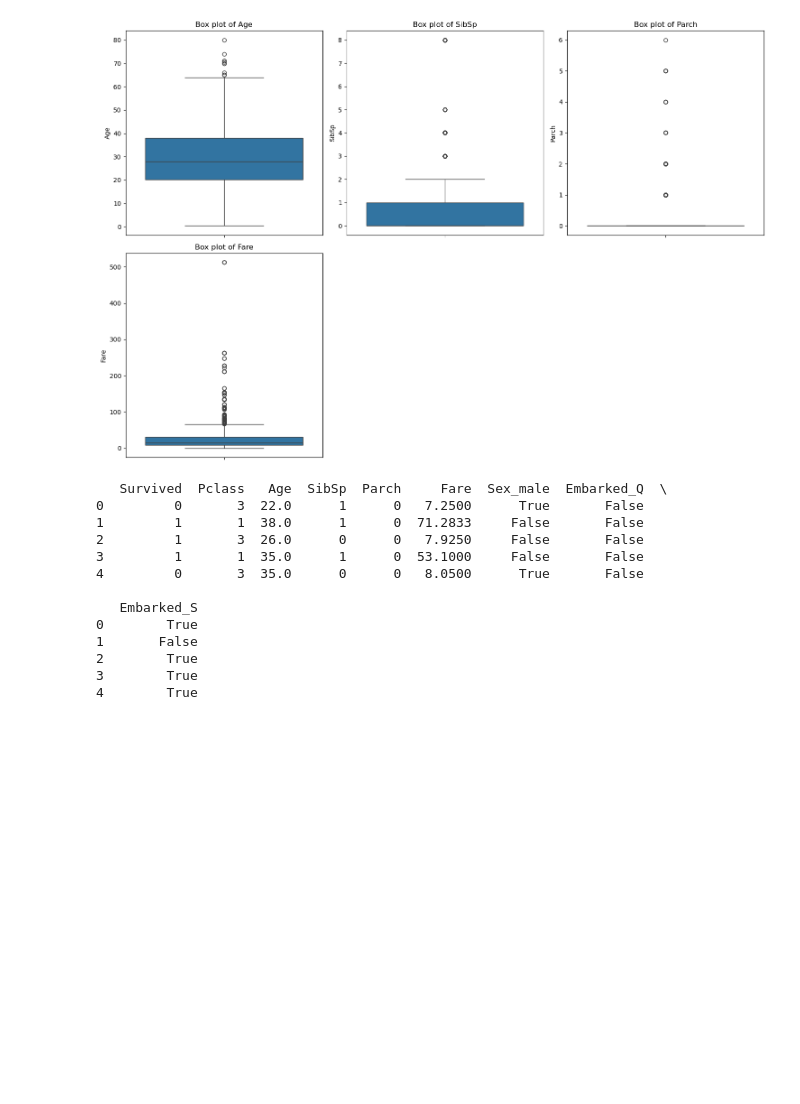
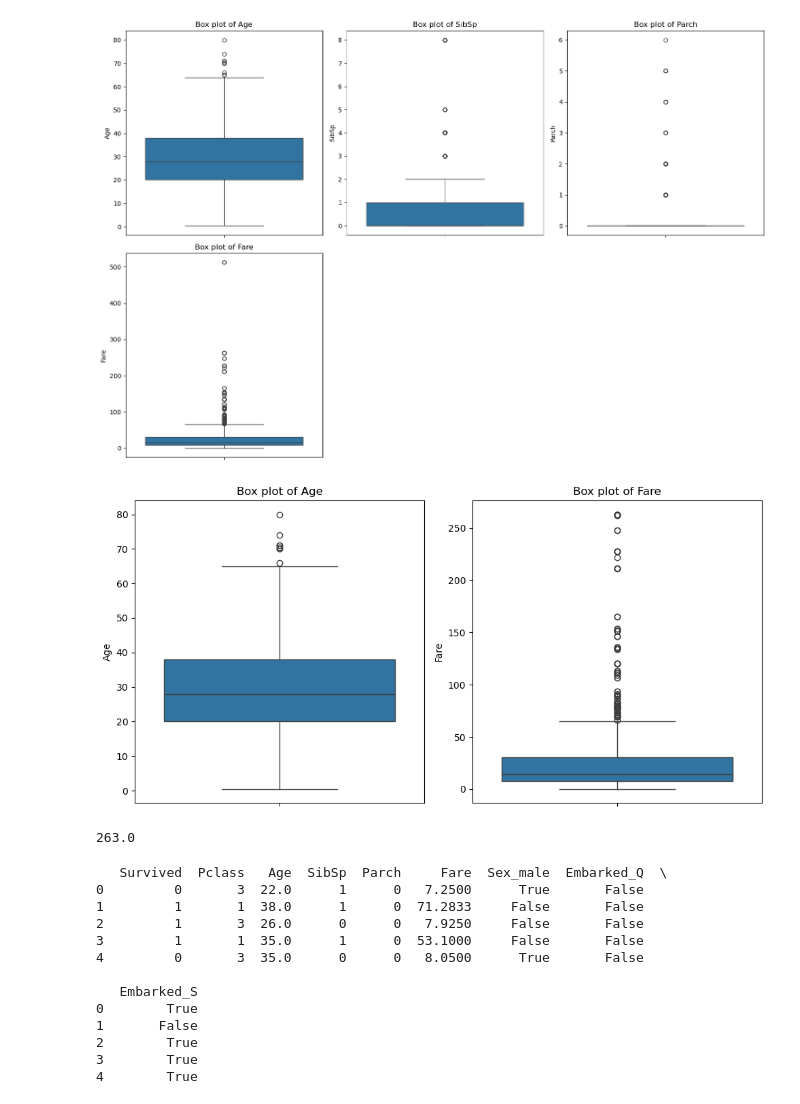
Before and after one commit to GisleGaren/IntroML02450, a Jupyter notebook: analysis.ipynb, the cells around one changed output. Cells and saved outputs as stored; diff of their text form; code cells hidden in the pictures; blank space fills up the shorter version.

Commit message:
Identified outliers and removed one 512 fare observation

```diff
--- a/analysis.ipynb
+++ b/analysis.ipynb
@@ -55,8 +55,30 @@ plt.show()
 # %%
 # We can see from the boxplots that parch and sibsp have most values clustered around 0 and the rest are basically outliers. There's not much
 # interest in continuing with these columns as they don't provide much information. We can drop these columns.
 numerical_columns = df.drop(columns=['Parch','SibSp'])
 
 # The age and fare attributes on the other hand are much more interesting. We can see that there are some outliers in the data.
 # values above the highest whiskers represent the outliers and with age the ones slightly above 60 are outliers and with the fare
 # the ones above around 80 look to be outliers.
+
+# I believe that the outliers are still fundamental when it comes to analysis of survivability of a passenger and age and fare prices
+# are believed to be important factors, so we want to keep these. Only outlier I would remove would be the fare price of 512.3292.
+
+# Code below to remove the observation with the fare price of 512.3292 as this is a significant outlier almost twice as much as the next highest fare price.
+df = df[df.Fare <= 500]
+
+# Select only the Age and Fare columns for plotting
+columns_to_plot = ['Age', 'Fare']
+
+# Plot box plots again
+plt.figure(figsize=(10, 5))
+for i, column in enumerate(columns_to_plot, 1):
+    plt.subplot(1, 2, i)  # Adjust subplot grid to 1x2
+    sns.boxplot(data=df, y=column)
+    plt.title(f'Box plot of {column}')
+    plt.tight_layout()
+
+plt.show()
+# %% [output]
+[figure, added]
+263.0
```
Also changed, not shown: parts of 4 cells of this notebook.
